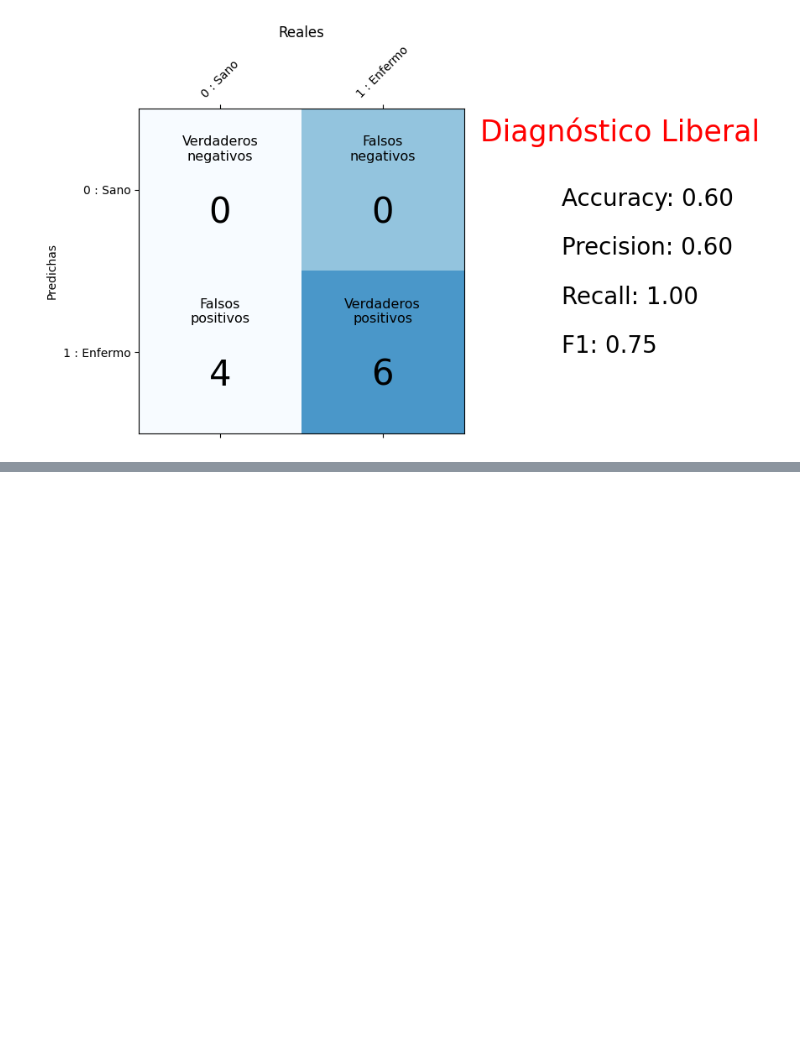
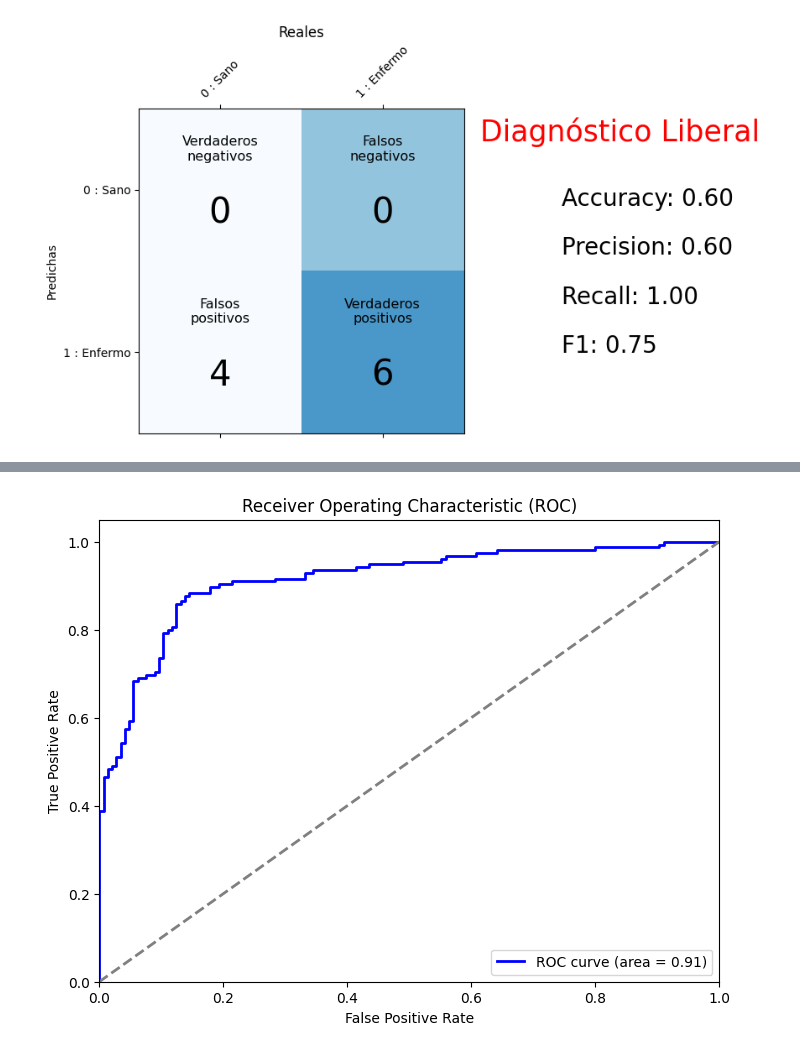
Before and after one commit to jserrataylor/cursoAI, a Jupyter notebook: Metricas_de_Clasificadores.ipynb, the cells around one changed output, grey strips where cells are left out. Saved outputs shown, nothing was run; the diff lists cells and outputs as text; code cells hidden in the pictures; blank space fills up the shorter version.

```diff
--- a/Metricas_de_Clasificadores.ipynb
+++ b/Metricas_de_Clasificadores.ipynb
@@ -265,0 +359,39 @@ for nombre, predicciones in clasificadores.items():
+# %%
+from sklearn.datasets import make_classification
+from sklearn.linear_model import LogisticRegression
+from sklearn.model_selection import train_test_split
+from sklearn.metrics import roc_curve, auc
+import numpy as np
+
+# 1. Crear un conjunto de datos sintéticos
+X, y = make_classification(n_samples=1000, n_features=20, n_classes=2, random_state=42)
+
+# 2. Dividir en entrenamiento y prueba
+X_train, X_test, y_train, y_test = train_test_split(X, y, test_size=0.3, random_state=42)
+
+# 3. Entrenar un modelo de clasificación simple
+model = LogisticRegression()
+model.fit(X_train, y_train)
+
+# 4. Obtener las puntuaciones de probabilidad de las predicciones
+y_scores = model.predict_proba(X_test)[:, 1]
+
+# 5. Calcular TPR y FPR en varios umbrales
+fpr, tpr, thresholds = roc_curve(y_test, y_scores)
+
+# 6. Calcular AUC
+roc_auc = auc(fpr, tpr)
+
+# 7. Graficar la curva ROC
+plt.figure(figsize=(8, 6))
+plt.plot(fpr, tpr, color='blue', lw=2, label='ROC curve (area = %0.2f)' % roc_auc)
+plt.plot([0, 1], [0, 1], color='gray', lw=2, linestyle='--')
+plt.xlim([0.0, 1.0])
+plt.ylim([0.0, 1.05])
+plt.xlabel('False Positive Rate')
+plt.ylabel('True Positive Rate')
+plt.title('Receiver Operating Characteristic (ROC)')
+plt.legend(loc="lower right")
+plt.show()
+# %% [output]
+[figure, added]
```
Also changed, not shown: parts of 11 cells of this notebook.
